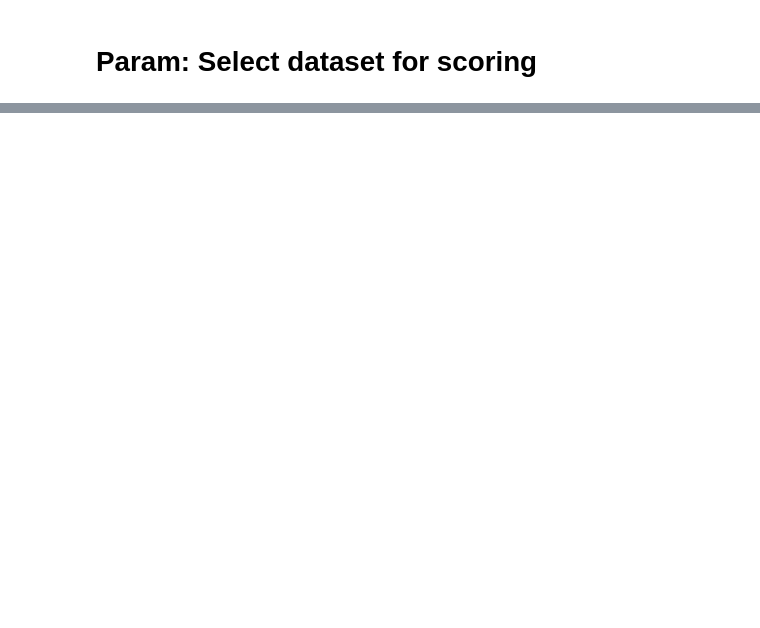
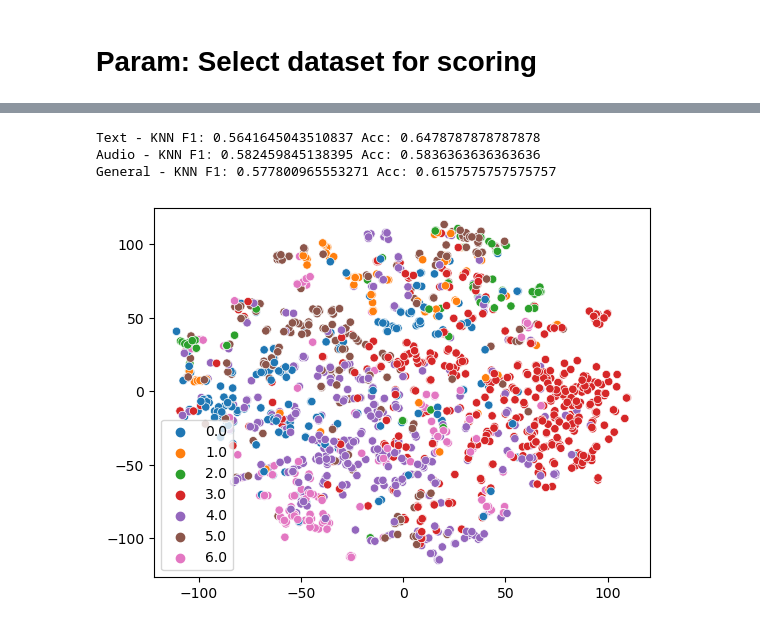
Before and after one commit to machadoprx/c4ai_audio_text_clip, a Jupyter notebook: c4ai_emotions_audio_text_clip_e2e.ipynb, the cells around one changed output, grey strips where cells are left out. Saved outputs shown, nothing was run; the diff lists cells and outputs as text; code cells hidden in the pictures; blank space fills up the shorter version.

```diff
--- a/c4ai_emotions_audio_text_clip_e2e.ipynb
+++ b/c4ai_emotions_audio_text_clip_e2e.ipynb
@@ -1132,18 +1187,19 @@ gc.collect()
 # %%
 supcon_model = AudioTextCLIP(
-    TextEncoder('sentence-transformers/paraphrase-MiniLM-L3-v2', max_len=60),
-    AudioEncoderMFCCHU(kmeans, emb_dim=768, n_layers=1),
-    #AudioEncoder('superb/wav2vec2-base-superb-er')
+    TextEncoder('sentence-transformers/all-MiniLM-L6-v2', max_len=80),
+    AudioEncoderMFCCHU(kmeans, emb_dim=dim_embed, n_layers=1, nheads=12),
     in_features_text=384,
-    in_features_audio=768,
+    in_features_audio=dim_embed,
     hidden_size=1024,
+    wide_proj=2048,
     proj_size=128,
     use_graph_aug=False,
-    freeze_text_enc=False,
-    freeze_audio_enc=False
+    freeze_text_enc=True,
+    freeze_audio_enc=False,
+    k=32,
 )
 
 
 supcon_model.to(0)
 
-supcon_model.load_state_dict(torch.load('./transformer_1_layer_repetindo/pytorch_model_AudioTextCLIPvFinal_epoch_58_only_meld.bin')['model'])
+supcon_model.load_state_dict(torch.load(f'testando_a_tese_4_BEST/pytorch_model_AudioTextCLIP_epoch_20.bin')['model'])
@@ -1163,5 +1241,5 @@ supcon_model.eval()
 # %%
 import pickle
 # %%
-supcon_model.clusterization_model = pickle.load(open("./transformer_1_layer_repetindo/kmeans_200_clusters_curr.pkl", 'rb'))
+supcon_model.audio_encoder.clusterization_model = pickle.load(open(f"audio_encoder_pre_trained/kmeans_100_clusters_curr.pkl", 'rb'))
 # %%
@@ -1202,7 +1297,7 @@ df_train_audio = pd.concat([df_iemocap_train[['text', 'path', 'label']], df_meld
 # %% [markdown]
 # Param: Select dataset for scoring
 # %%
-#df_dev_audio = df_iemocap_test[['text', 'path', 'label']] # Iemocap
+df_dev_audio = df_iemocap_test[['text', 'path', 'label']] # Iemocap
 #df_dev_audio = test_audio # Others (cremad, revss, tess)
 #df_dev_audio = df_meld_test # Meld
 # %%
@@ -1228,9 +1329,9 @@ len(df_dev_audio)
 #test_audio_repeated = pd.concat([df_dev_audio, df_dev_audio,df_dev_audio,df_dev_audio,df_dev_audio,df_dev_audio], axis=0).sample(frac=1).reset_index(drop=True)
 
 train_ds = torch.utils.data.TensorDataset(torch.Tensor(list(range(len(df_train_audio)))))
-train_loader = torch.utils.data.DataLoader(train_ds, batch_size=768, shuffle=True)
+train_loader = torch.utils.data.DataLoader(train_ds, batch_size=512, shuffle=False)
 
 test_ds = torch.utils.data.TensorDataset(torch.Tensor(list(range(len(df_dev_audio)))))
-test_loader = torch.utils.data.DataLoader(test_ds, batch_size=256, shuffle=False)
+test_loader = torch.utils.data.DataLoader(test_ds, batch_size=512, shuffle=False)
 # %%
 gc.collect()
@@ -1267,12 +1370,14 @@ with torch.no_grad():
             if len(val) == 0:
                 x[i] = None
 
-        #'''
-        with torch.cuda.amp.autocast(enabled=True, dtype=torch.float16) as autocast, torch.backends.cuda.sdp_kernel(enable_flash=False) as disable:
+        #with torch.cuda.amp.autocast(enabled=True, dtype=torch.float16) as autocast, torch.backends.cuda.sdp_kernel(enable_flash=False) as disable:
 
-            _, _, wide, _ = supcon_model(x)
+        out = supcon_model(x)
 
-        proj_train.append(np.array(F.normalize(wide.detach(), dim=-1).cpu()))
+        wide = torch.cat([out["x_text_wide"], out["x_audio_wide"], F.normalize(out["x_mult_text_wide"] + out["x_mult_audio_wide"], dim=-1)], dim=0)
+
+        #proj_train.append(np.array(F.normalize(wide.detach(), dim=-1).cpu()))
+        proj_train.append(np.array(wide.detach().cpu()))
         #proj_train.append(np.array(wide.detach().cpu()))
         targets_train.append(np.array(target.cpu()))
 
@@ -1310,10 +1415,11 @@ with torch.no_grad():
         for i, val in enumerate(x):
             if len(val) == 0:
                 x[i] = None
-        _, _, wide, _ = supcon_model(x)
+        out = supcon_model(x)
 
-        wide = np.array(F.normalize(wide, dim=-1).cpu())
+        wide = torch.cat([out["x_text_wide"], out["x_audio_wide"], F.normalize(out["x_mult_text_wide"] + out["x_mult_audio_wide"], dim=-1)], dim=0)
 
+        wide = np.array(wide.cpu())
         pred = clf.predict(wide)
 
         preds_text = clf.predict(wide[:len(sentences)])
@@ -1340,31 +1446,36 @@ with torch.no_grad():
     targets_val = np.concatenate(targets_val, axis=0)
     preds = np.array(np.concatenate(preds, axis=0))
     emb_audio = np.array(np.concatenate(emb_audio, axis=0))
 
     preds_texts = np.concatenate(preds_texts, axis=0)
     targets_texts = np.concatenate(targets_texts, axis=0)
     preds_audios = np.concatenate(preds_audios, axis=0)
     targets_audios = np.concatenate(targets_audios, axis=0)
 
     audio_f1 = f1_score(targets_audios, preds_audios, average='weighted')
     audio_acc = accuracy_score(targets_audios, preds_audios)
 
     text_f1 = f1_score(targets_texts, preds_texts, average='macro')
     text_acc = accuracy_score(targets_texts, preds_texts)
 
     curr_acc = f1_score(targets_val, preds, average='macro')
     curr_acc2 = accuracy_score(targets_val, preds)
 
     print(f'Text - KNN F1: {text_f1} Acc: {text_acc}')
     print(f'Audio - KNN F1: {audio_f1} Acc: {audio_acc}')
     print(f'General - KNN F1: {curr_acc} Acc: {curr_acc2}')
 
     idx = np.random.randint(len(proj_val), size=2000)
 
     proj_val_samp = proj_val[idx, :]
     targets_val_samp = targets_val[idx]
     tsne = TSNE(n_components=2, learning_rate='auto', init='pca', perplexity=5).fit_transform(proj_val_samp)
 
     sns.scatterplot(x=tsne[:, 0], y=tsne[:, 1], hue=targets_val_samp, palette='tab10')
     plt.show()
+# %% [output]
+Text - KNN F1: 0.5641645043510837 Acc: 0.6478787878787878
+Audio - KNN F1: 0.582459845138395 Acc: 0.5836363636363636
+General - KNN F1: 0.577800965553271 Acc: 0.6157575757575757
+[figure, added]
 # %%
```
Also changed, not shown: parts of 44 cells of this notebook.
